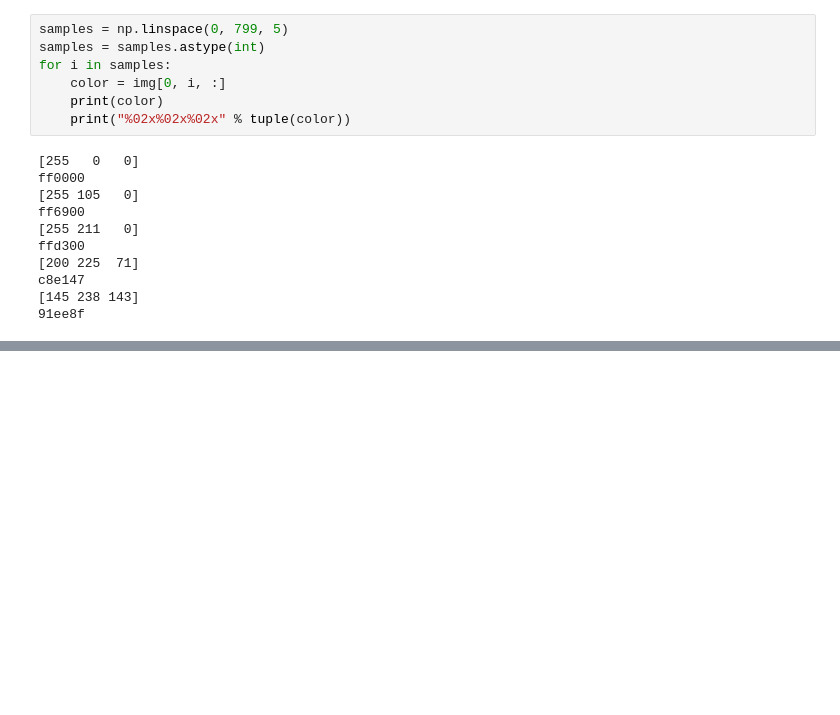
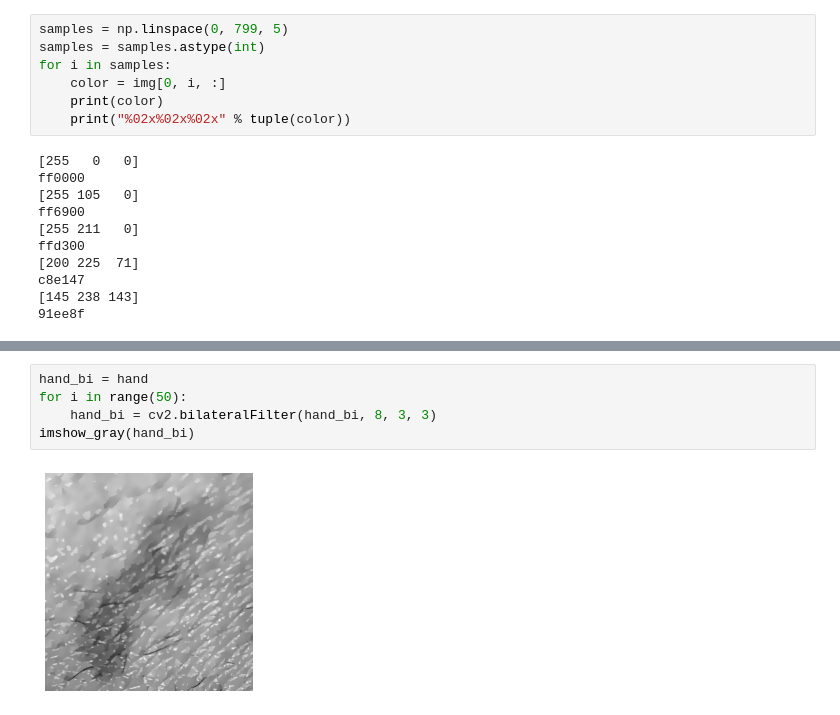
Before and after one commit to asano-lab/oasobi, a Jupyter notebook: opencv_test.ipynb, the cells around one changed output, grey strips where cells are left out. Drawn from its saved outputs; the diff is of its cells as text; blank space fills up the shorter version.

```diff
--- a/opencv_test.ipynb
+++ b/opencv_test.ipynb
@@ -62,0 +62,7 @@ imshow_bgr(hand_bi)
+# %%
+hand_bi = hand
+for i in range(50):
+    hand_bi = cv2.bilateralFilter(hand_bi, 8, 3, 3)
+imshow_gray(hand_bi)
+# %% [output]
+[figure, added]
```
Also changed, not shown: parts of 6 cells of this notebook.
